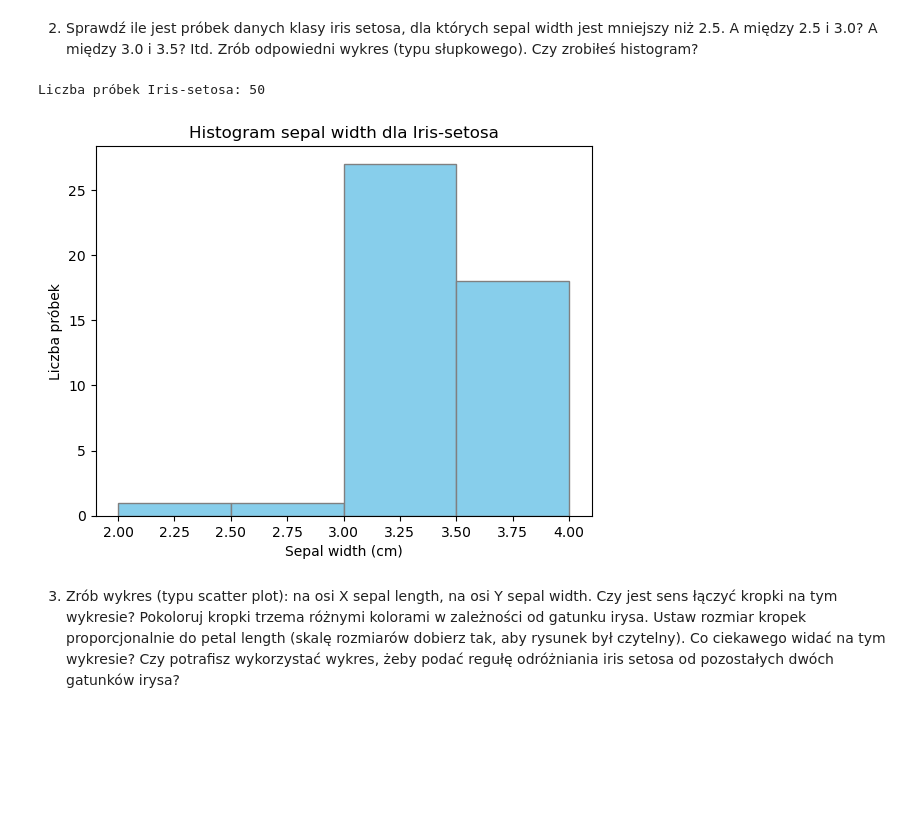
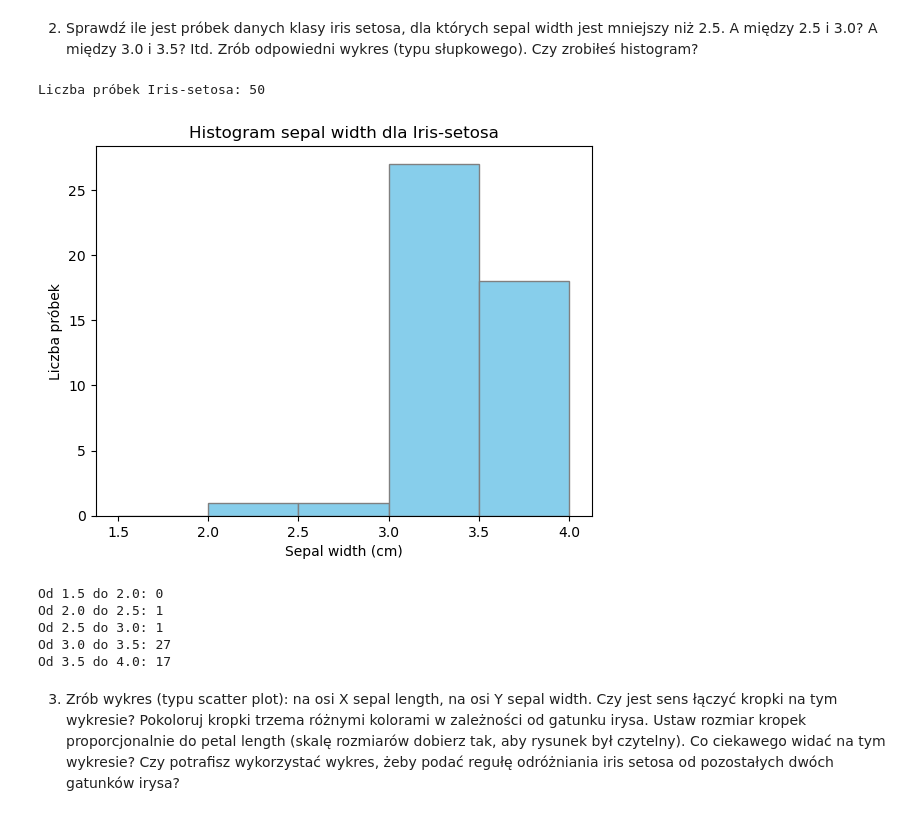
Before and after one commit to WiktorZoga/Studia-II, a Jupyter notebook: Uczenie-Maszynowe/Lista1/Zad1/zad1.ipynb, the cells around one changed output. Cells and saved outputs as stored; diff of their text form; code cells hidden in the pictures; blank space fills up the shorter version.

```diff
--- a/Uczenie-Maszynowe/Lista1/Zad1/zad1.ipynb
+++ b/Uczenie-Maszynowe/Lista1/Zad1/zad1.ipynb
@@ -77,19 +77,30 @@ Czy zrobiłeś histogram?
 # %%
 setosa = iris[iris["class"] == "Iris-setosa"] # wybieramy tylko próbki Iris-setosa
 
-bins = [2.0, 2.5, 3.0, 3.5, 4.0] # to będzie reprezentować odpowiednie przedziały [(2.0, 2.5), (2.5, 3.0), (3.0, 3.5), (3.5, 4.0)]
+bins = [1.5, 2.0, 2.5, 3.0, 3.5, 4.0] # to będzie reprezentować odpowiednie przedziały
 
 print(f"Liczba próbek Iris-setosa: {len(setosa)}")
 
 # Rysujemy histogram sepal width
 plt.hist(setosa["sepal_width"], bins=bins, edgecolor='gray', color='skyblue') # liczy próbki dzieląc dane na podane przedziały
 plt.title("Histogram sepal width dla Iris-setosa")
 plt.xlabel("Sepal width (cm)")
 plt.ylabel("Liczba próbek")
 plt.show()
+
+# Konkretne wartości
+
+for l, r in zip(bins[:-1], bins[1:]):
+    count = ((setosa["sepal_width"] >= l) & (setosa["sepal_width"] < r)).sum()
+    print(f"Od {l} do {r}: {count}")
 # %% [output]
 Liczba próbek Iris-setosa: 50
-[figure, old version]
+[figure, new version]
+Od 1.5 do 2.0: 0
+Od 2.0 do 2.5: 1
+Od 2.5 do 3.0: 1
+Od 3.0 do 3.5: 27
+Od 3.5 do 4.0: 17
 # %% [markdown]
 3. Zrób wykres (typu scatter plot): na osi X sepal length, na osi Y sepal width. Czy jest
 sens łączyć kropki na tym wykresie? Pokoloruj kropki trzema różnymi kolorami w zależności
```
Also changed, not shown: 3 other files.
